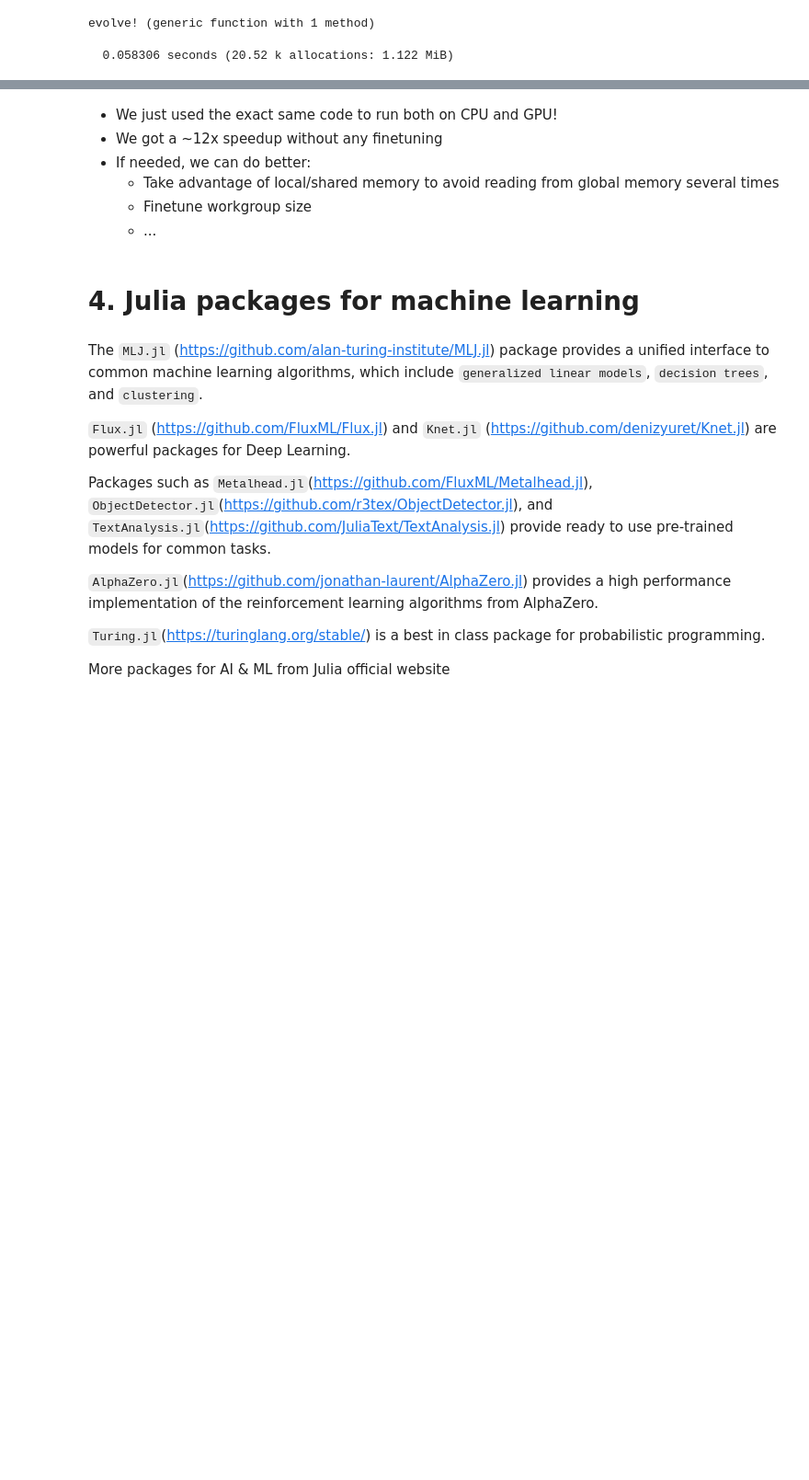
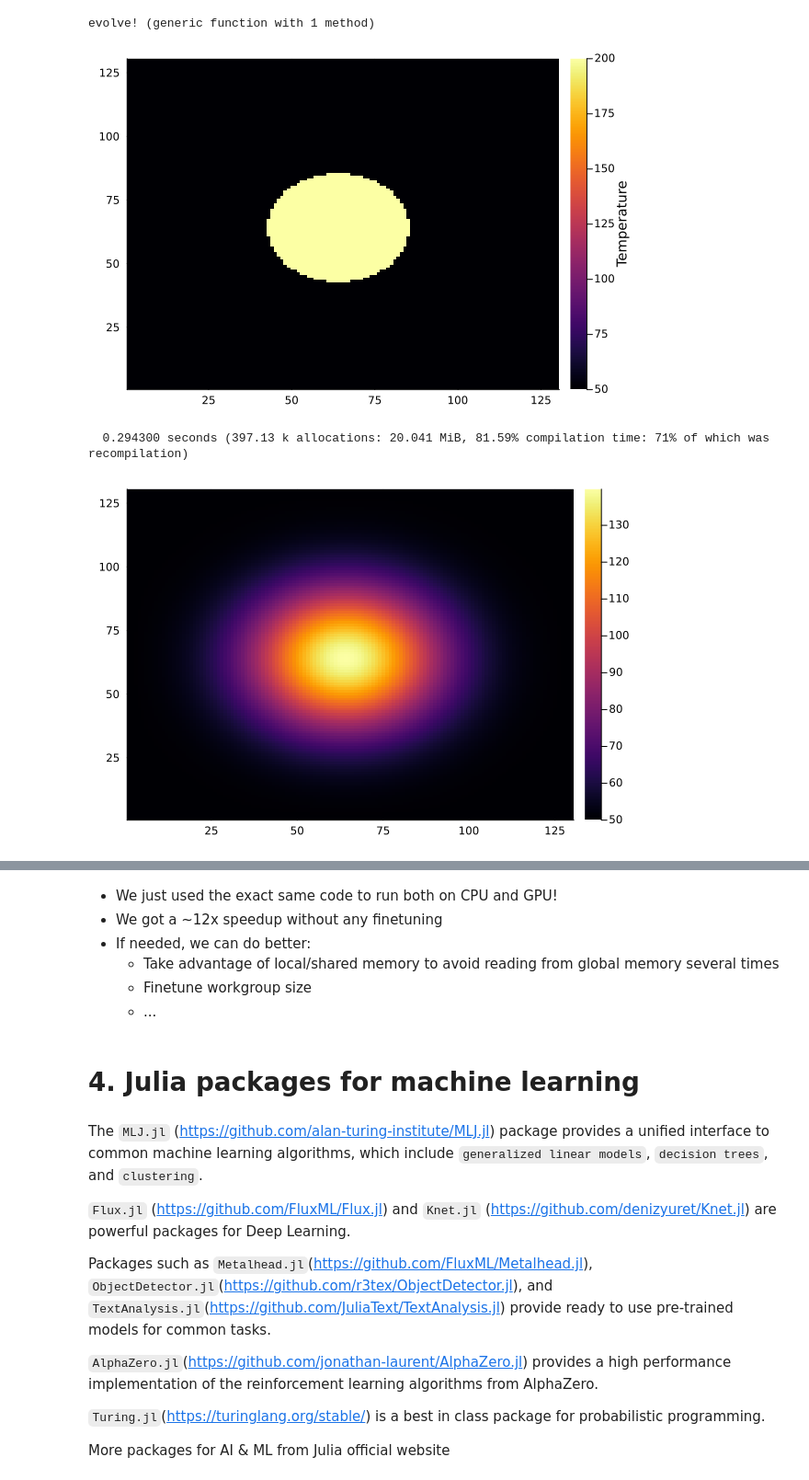
Before and after one commit to setmar/gpu-short-course, a Jupyter notebook: Webinar_Julia.ipynb, the cells around one changed output, grey strips where cells are left out. Shown at 92% size. Saved outputs shown, nothing was run; the diff lists cells and outputs as text; code cells hidden in the pictures; blank space fills up the shorter version.

```diff
--- a/Webinar_Julia.ipynb
+++ b/Webinar_Julia.ipynb
@@ -575,18 +616,20 @@ end
 evolve! (generic function with 1 method)
 # %%
 # Let's run this on CPU
-#p = Progress(nsteps)
-#display(heatmap(T, colorbar_title="Temperature"))
+p = Progress(nsteps)
+display(heatmap(T, colorbar_title="Temperature"))
 @time for i=1:nsteps
     evolve!(T, T_prev, dx, dy, α, dt, N)
     tmp = T
     T = T_prev
     T_prev = tmp # Swap T and T_prev
-    #next!(p)
+    next!(p)
 end
-#display(heatmap(T))
+display(heatmap(T))
 # %% [output]
+[figure, added]
-  0.058306 seconds (20.52 k allocations: 1.122 MiB)
+  0.294300 seconds (397.13 k allocations: 20.041 MiB, 81.59% compilation time: 71% of which was recompilation)
+[figure, added]
 # %%
 # Now let's do the same thing on GPU
 T = zeros(N+2,N+2) .+ T_domain # Initial condition everywhere
```
Also changed, not shown: parts of 10 cells of this notebook.
